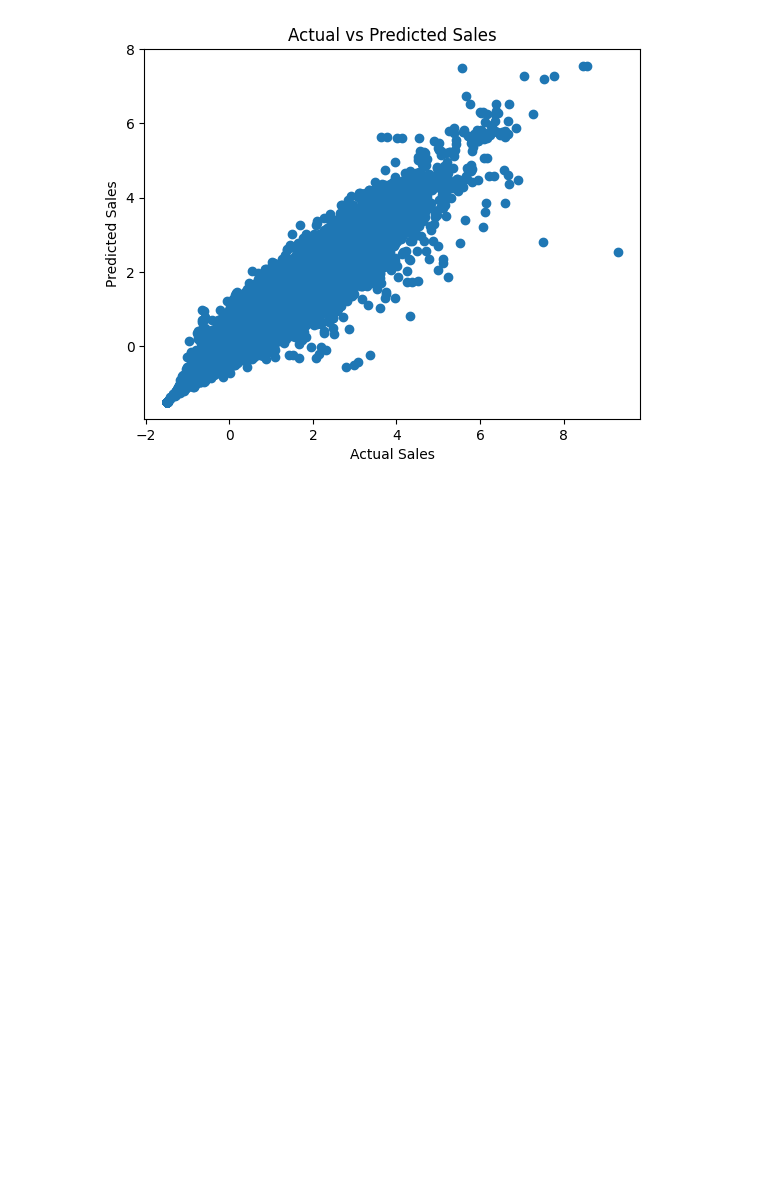
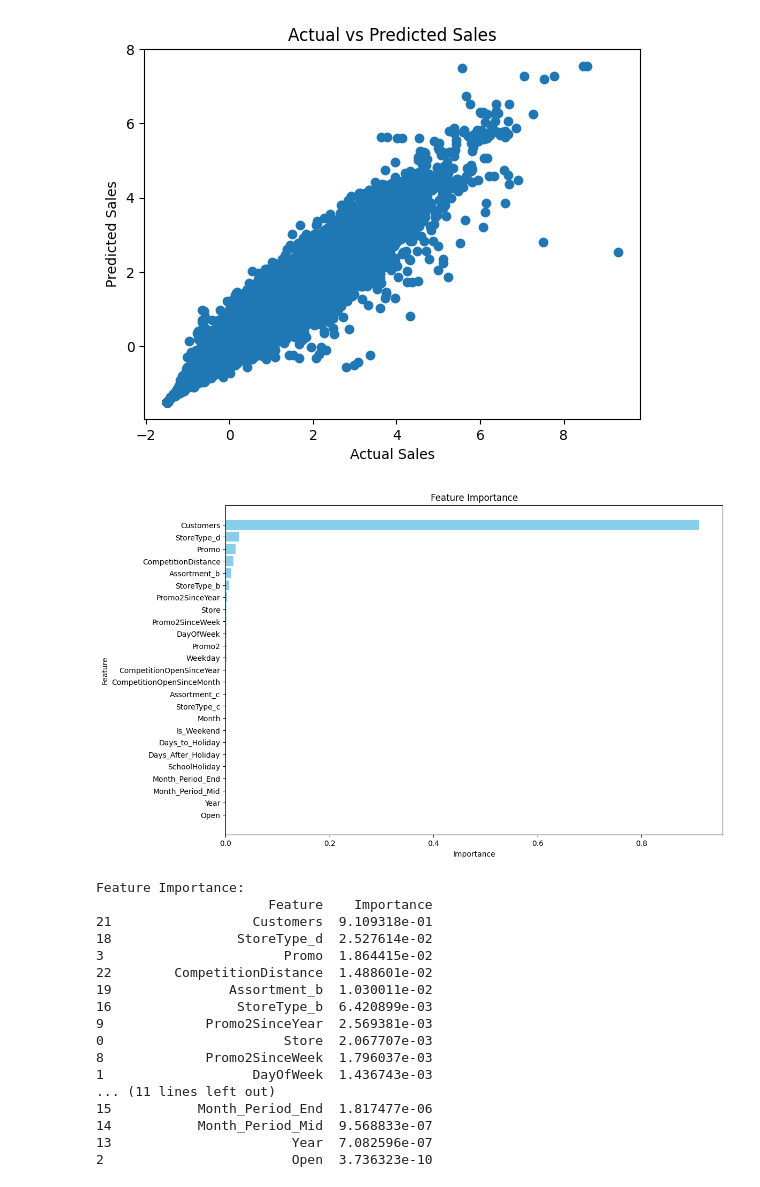
Before and after one commit to beza-lab/KAIM-WEEK-4, a Jupyter notebook: notebooks/task2_prediction_store_sales.ipynb, the cells around one changed output. Cells and saved outputs as stored; diff of their text form; code cells hidden in the pictures; blank space fills up the shorter version.

```diff
--- a/notebooks/task2_prediction_store_sales.ipynb
+++ b/notebooks/task2_prediction_store_sales.ipynb
@@ -228,3 +228,69 @@ plt.show()
 Optimized and compressed model saved successfully!
 Mean Absolute Error: 0.1613255783116338
 [figure]
+# %%
+import numpy as np
+import pandas as pd
+import joblib
+import matplotlib.pyplot as plt
+from sklearn.model_selection import train_test_split
+
+# Load the preprocessed data
+df_preprocessed = pd.read_csv('D:/week4 data/preprocessed_data.csv')
+df_preprocessed = df_preprocessed.drop(columns=['Date', 'StateHoliday', 'PromoInterval'])
+
+# Define features and target variable
+X = df_preprocessed.drop(columns=['Sales'])
+y = df_preprocessed['Sales']
+
+# Split the data into training and test sets
+X_train, X_test, y_train, y_test = train_test_split(X, y, test_size=0.2, random_state=42)
+
+# Load the saved model
+pipeline = joblib.load('D:/week4 data/random_forest_pipeline_compressed.pkl')
+
+# Extract the Random Forest model from the pipeline
+rf_model = pipeline.named_steps['regressor']
+
+# Get feature importance
+feature_importance = rf_model.feature_importances_
+
+# Get feature names
+feature_names = X_train.columns
+
+# Create a DataFrame for visualization
+importance_df = pd.DataFrame({'Feature': feature_names, 'Importance': feature_importance})
+
+# Sort the DataFrame by importance
+importance_df = importance_df.sort_values(by='Importance', ascending=False)
+
+# Plot feature importance
+plt.figure(figsize=(12, 8))
+plt.barh(importance_df['Feature'], importance_df['Importance'], color='skyblue')
+plt.xlabel('Importance')
+plt.ylabel('Feature')
+plt.title('Feature Importance')
+plt.gca().invert_yaxis()
+plt.show()
+
+print("Feature Importance:")
+print(importance_df)
+# %% [output]
+[figure, added]
+Feature Importance:
+                      Feature    Importance
+21                  Customers  9.109318e-01
+18                StoreType_d  2.527614e-02
+3                       Promo  1.864415e-02
+22        CompetitionDistance  1.488601e-02
+19               Assortment_b  1.030011e-02
+16                StoreType_b  6.420899e-03
+9             Promo2SinceYear  2.569381e-03
+0                       Store  2.067707e-03
+8             Promo2SinceWeek  1.796037e-03
+1                   DayOfWeek  1.436743e-03
+... (11 lines left out)
+15           Month_Period_End  1.817477e-06
+14           Month_Period_Mid  9.568833e-07
+13                       Year  7.082596e-07
+2                        Open  3.736323e-10
```
